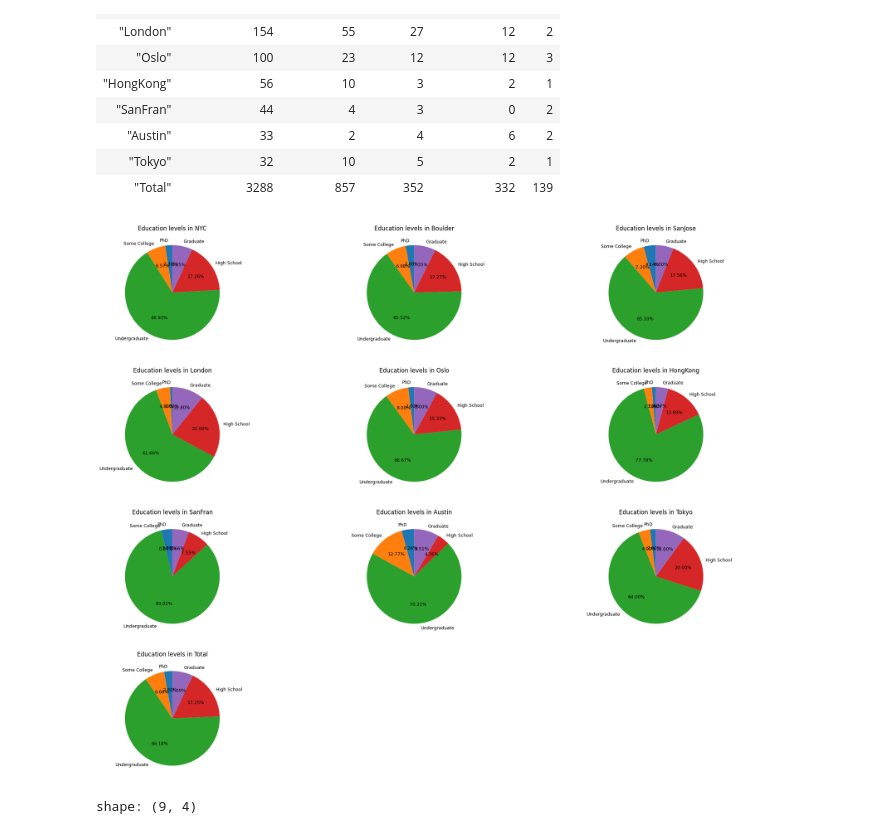
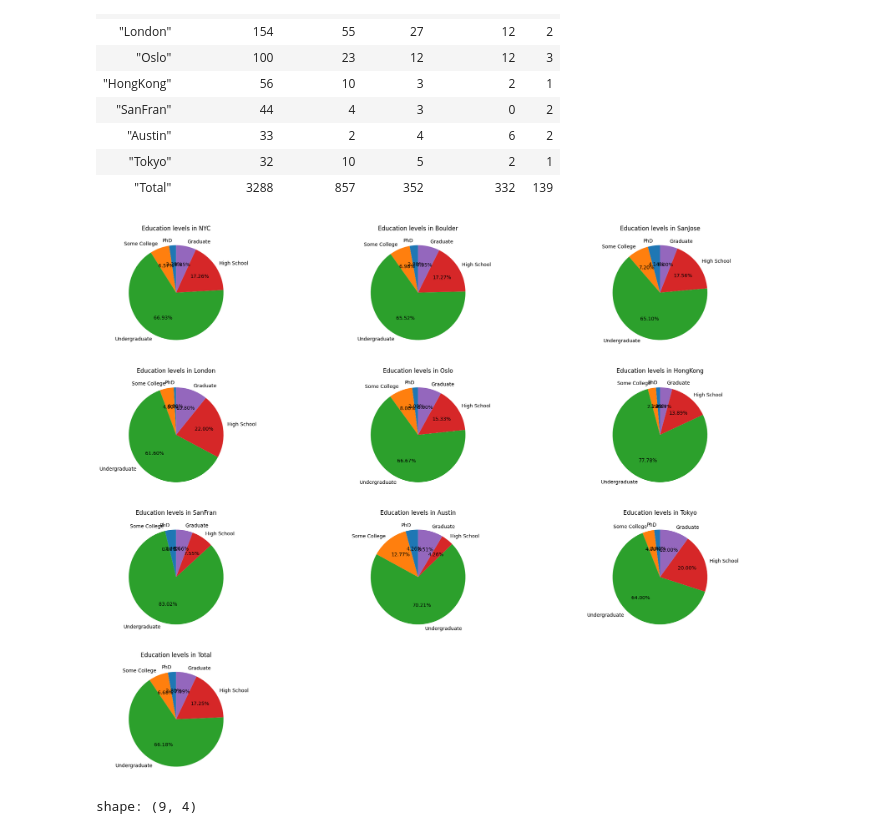
Before and after one commit to LeonTran29/Human_Resource_Data_Set_-TheCompany-, a Jupyter notebook: Process_Kaggle.ipynb, the cells around one changed output. Drawn from its saved outputs; the diff is of its cells as text; code cells hidden in the pictures.

```diff
--- a/Process_Kaggle.ipynb
+++ b/Process_Kaggle.ipynb
@@ -387,31 +387,31 @@ shape: (10, 6)
 # %%
 offices = df_final.select("Office").to_series().to_list()
 num_plots = len(offices)
 
 ncols = 3
 nrows = math.ceil(num_plots / ncols)
 
 fig, axes = plt.subplots(nrows=nrows, ncols=ncols, figsize=(25, 5 * nrows))
 axes = axes.flatten()
 
 for i, office in enumerate(offices):
     df_office = df_final.filter(pl.col("Office") == office)
     PhD = df_office.select("PhD").item()
     Some_College = df_office.select("Some College").item()
     Undergraduate = df_office.select("Undergraduate").item()
     High_School = df_office.select("High School").item()
     Graduate = df_office.select("Graduate").item()
 
 
-    axes[i].pie([PhD, Some_College,Undergraduate,High_School,Graduate], labels=["PhD", "Some College","Undergraduate","High School","Graduate"], autopct='%1.2f%%', startangle=90, textprops={'fontsize': 9})
+    axes[i].pie([PhD, Some_College,Undergraduate,High_School,Graduate], labels=["PhD", "Some College","Undergraduate","High School","Graduate"], autopct='%1.2f%%', startangle=90)
     axes[i].set_title(f"Education levels in {office}", fontsize=12)
 
 for i in range(num_plots, len(axes)):
     axes[i].axis('off')
 
 plt.show()
 # %% [output]
-[figure, old version]
+[figure, new version]
 # %%
 #Salary & COL Relationship
 pl.Config.float_precision = None
```
Also changed, not shown: parts of 2 cells of this notebook.
